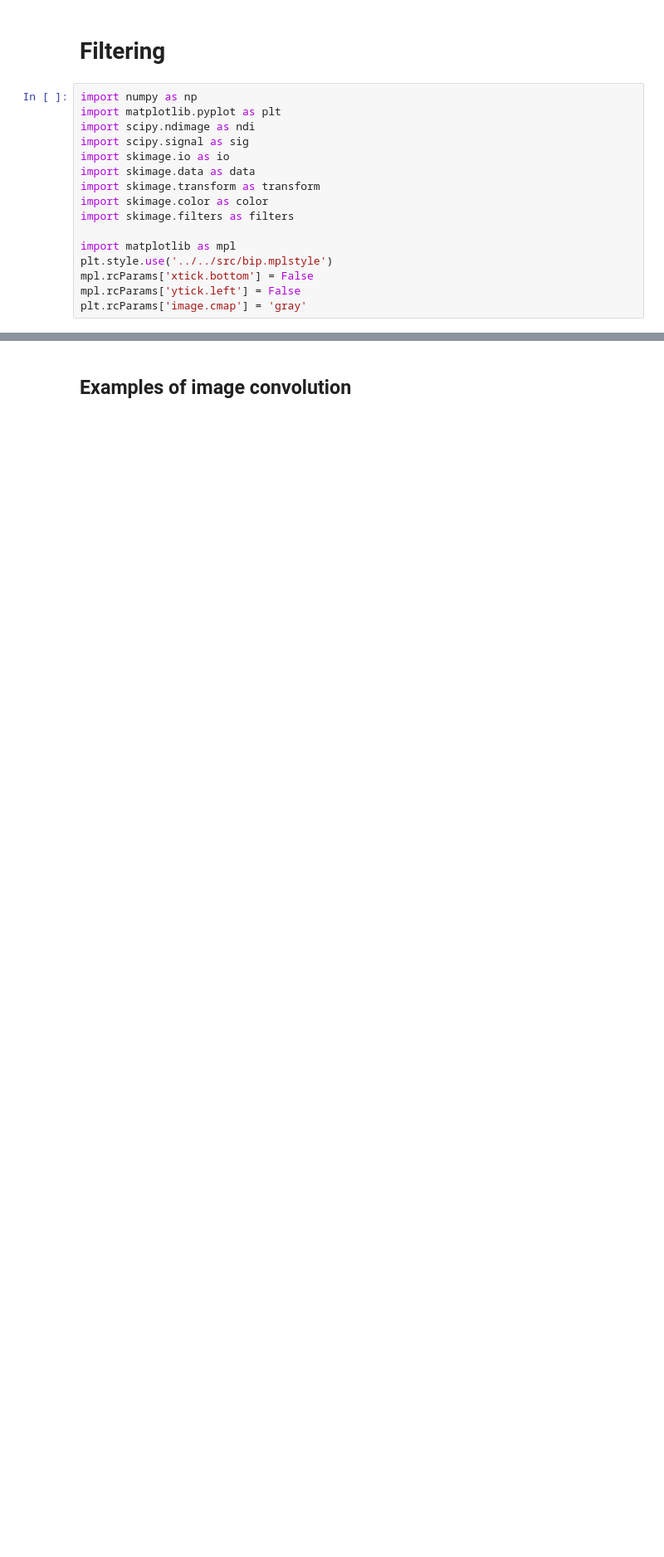
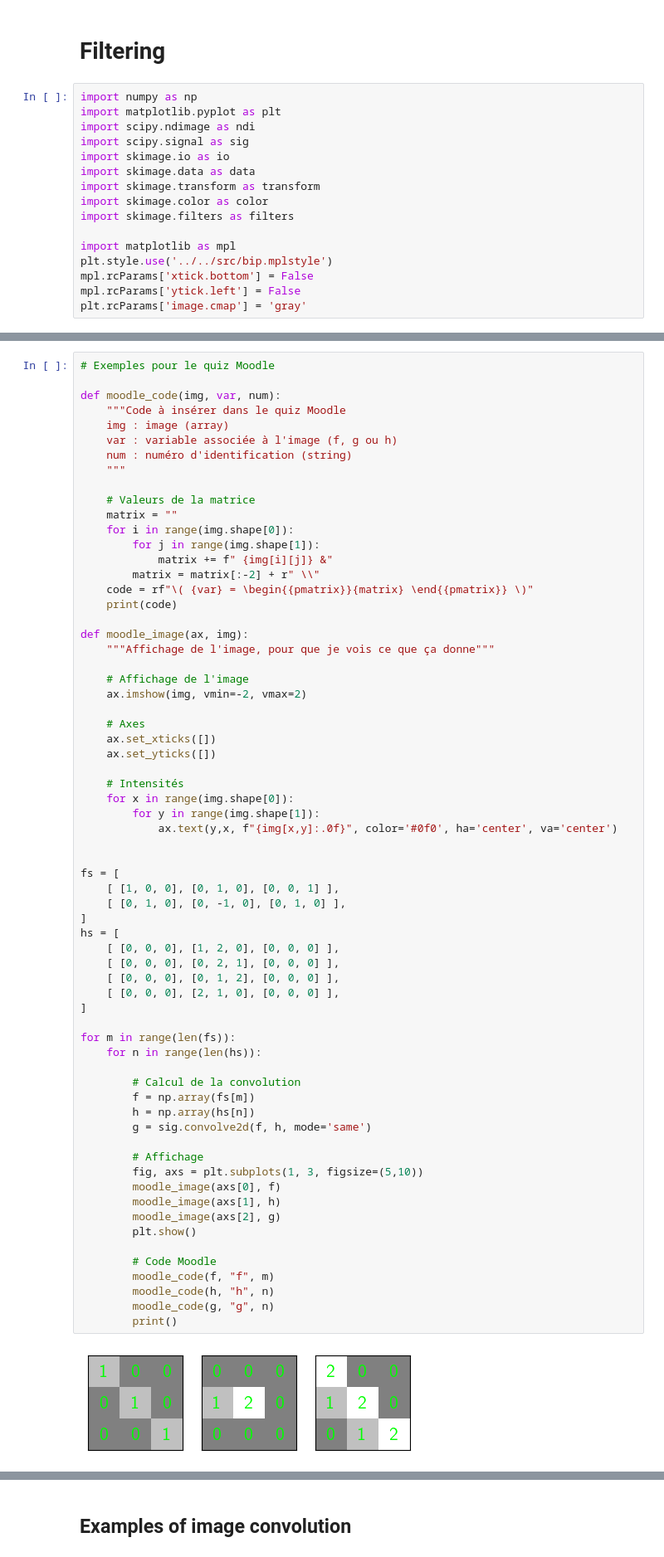
Before and after one commit to vincmazet/bip, a Jupyter notebook: filtering/figs/figs-conv.ipynb, the cells around one changed output, grey strips where cells are left out. Shown at 83% size. Saved outputs shown, nothing was run; the diff lists cells and outputs as text; blank space fills up the shorter version.

Commit message:
code pour le quiz

```diff
--- a/filtering/figs/figs-conv.ipynb
+++ b/filtering/figs/figs-conv.ipynb
@@ -18,0 +21,68 @@ plt.rcParams['image.cmap'] = 'gray'
+# %%
+# Exemples pour le quiz Moodle
+
+def moodle_code(img, var, num):
+    """Code à insérer dans le quiz Moodle
+    img : image (array)
+    var : variable associée à l'image (f, g ou h)
+    num : numéro d'identification (string)
+    """
+
+    # Valeurs de la matrice
+    matrix = ""
+    for i in range(img.shape[0]):
+        for j in range(img.shape[1]):
+            matrix += f" {img[i][j]} &"
+        matrix = matrix[:-2] + r" \\"
+    code = rf"\( {var} = \begin{{pmatrix}}{matrix} \end{{pmatrix}} \)"
+    print(code)
+
+def moodle_image(ax, img):
+    """Affichage de l'image, pour que je vois ce que ça donne"""
+
+    # Affichage de l'image
+    ax.imshow(img, vmin=-2, vmax=2)
+
+    # Axes
+    ax.set_xticks([])
+    ax.set_yticks([])
+
+    # Intensités
+    for x in range(img.shape[0]):
+        for y in range(img.shape[1]):
+            ax.text(y,x, f"{img[x,y]:.0f}", color='#0f0', ha='center', va='center')
+
+
+fs = [
+    [ [1, 0, 0], [0, 1, 0], [0, 0, 1] ],
+    [ [0, 1, 0], [0, -1, 0], [0, 1, 0] ],
+]
+hs = [
+    [ [0, 0, 0], [1, 2, 0], [0, 0, 0] ],
+    [ [0, 0, 0], [0, 2, 1], [0, 0, 0] ],
+    [ [0, 0, 0], [0, 1, 2], [0, 0, 0] ],
+    [ [0, 0, 0], [2, 1, 0], [0, 0, 0] ],
+]
+
+for m in range(len(fs)):
+    for n in range(len(hs)):
+
+        # Calcul de la convolution
+        f = np.array(fs[m])
+        h = np.array(hs[n])
+        g = sig.convolve2d(f, h, mode='same')
+
+        # Affichage
+        fig, axs = plt.subplots(1, 3, figsize=(5,10))
+        moodle_image(axs[0], f)
+        moodle_image(axs[1], h)
+        moodle_image(axs[2], g)
+        plt.show()
+
+        # Code Moodle
+        moodle_code(f, "f", m)
+        moodle_code(h, "h", n)
+        moodle_code(g, "g", n)
+        print()
+# %% [output]
+[figure, added]
```
Also changed, not shown: parts of 2 cells of this notebook.
